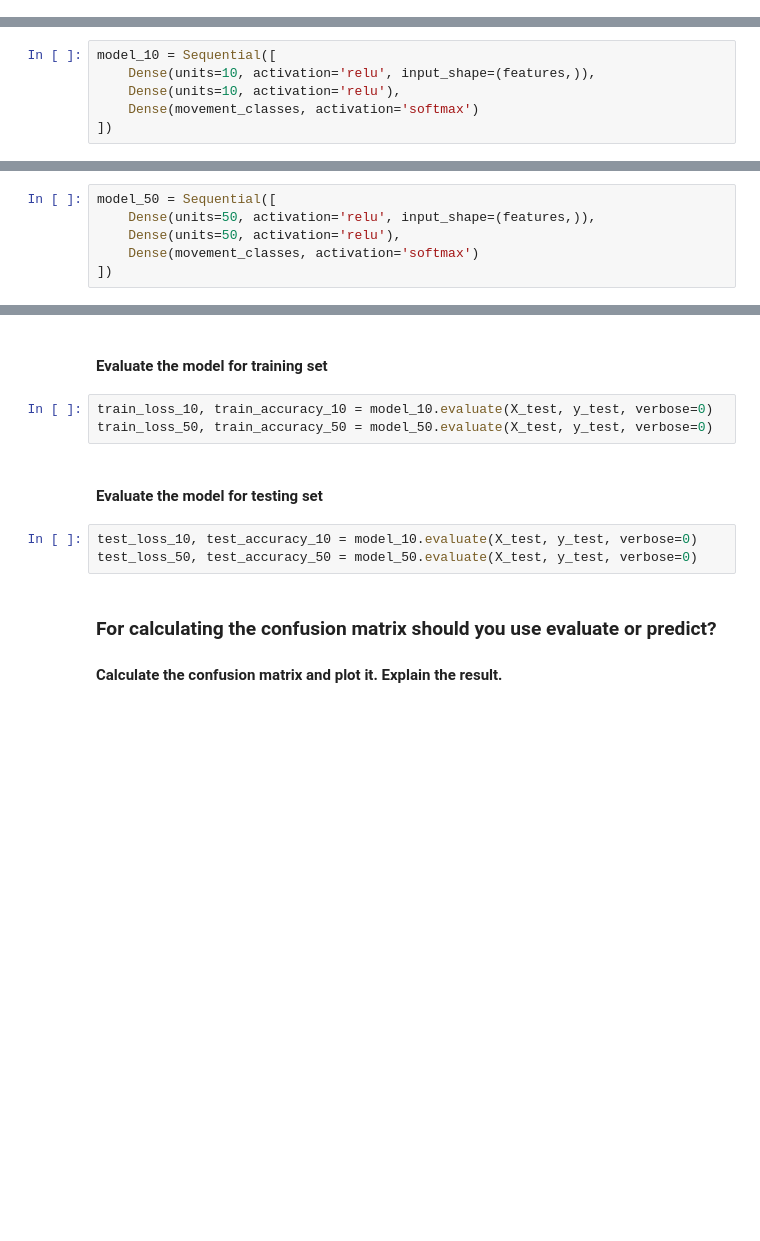
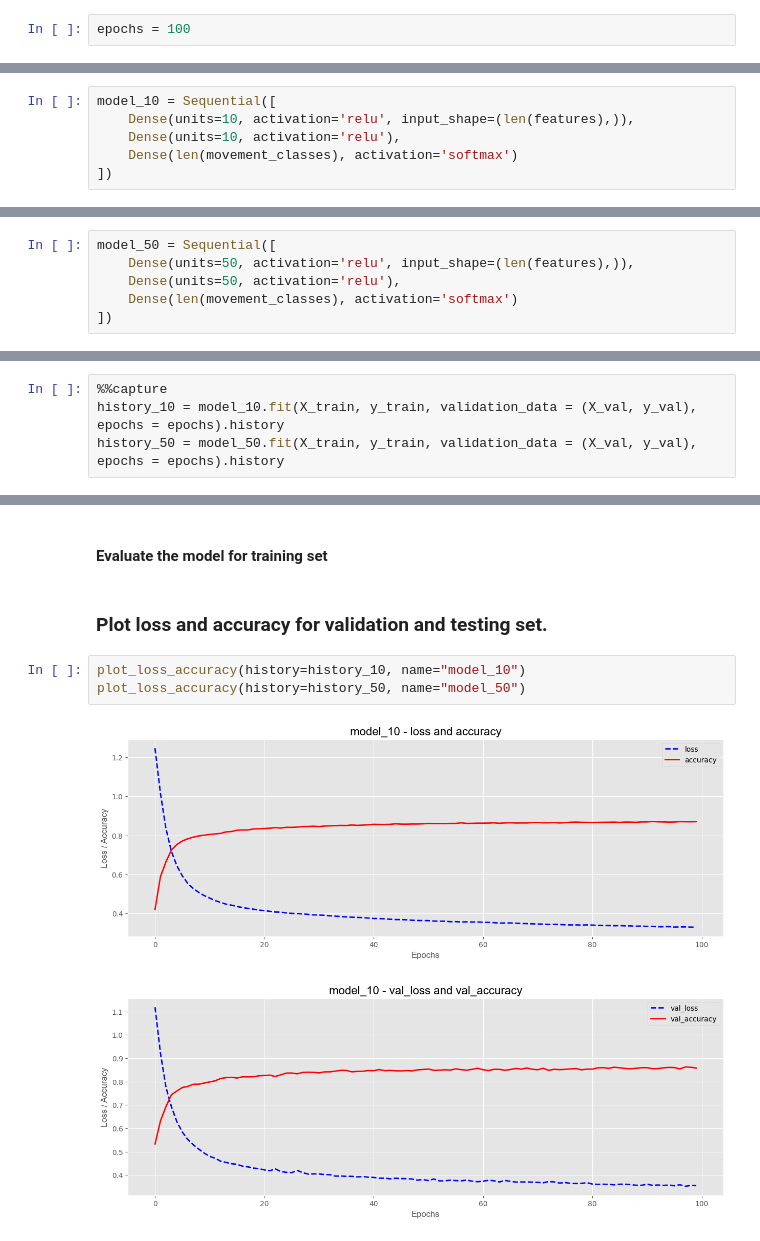
Before and after one commit to sathwikkannam/Machine-Learning-with-Data-Acquisition, a Jupyter notebook: Labs/Lab 3/neural_networks.ipynb, the cells around one changed output, grey strips where cells are left out. Drawn from its saved outputs; the diff is of its cells as text; blank space fills up the shorter version.

```diff
--- a/Labs/Lab 3/neural_networks.ipynb
+++ b/Labs/Lab 3/neural_networks.ipynb
@@ -23,20 +30,22 @@ X_train, X_test, y_train, y_test = train_test_split(X, y, test_size=0.20, shuffl
 # %% [markdown]
 ## Build a feedforward neural network that has 6 features as input and 4 classes as output. The network should have 2 hidden layers. You should try the network with 10 and 50 neurons in each layer. That is, you need two different models.
+# %%
+epochs = 100
 # %% [markdown]
 ## 10 Neurons
 # %%
 model_10 = Sequential([
-    Dense(units=10, activation='relu', input_shape=(features,)),
+    Dense(units=10, activation='relu', input_shape=(len(features),)),
     Dense(units=10, activation='relu'),
-    Dense(movement_classes, activation='softmax')
+    Dense(len(movement_classes), activation='softmax')
 ])
 # %% [markdown]
 ## 50 Neurons
 # %%
 model_50 = Sequential([
-    Dense(units=50, activation='relu', input_shape=(features,)),
+    Dense(units=50, activation='relu', input_shape=(len(features),)),
     Dense(units=50, activation='relu'),
-    Dense(movement_classes, activation='softmax')
+    Dense(len(movement_classes), activation='softmax')
 ])
 # %% [markdown]
 ##### Compile the models
@@ -52,0 +57,4 @@ val_loss_50, val_accuracy_50 = model_50.evaluate(X_test, y_test, verbose=0)
+# %%
+%%capture
+history_10 = model_10.fit(X_train, y_train, validation_data = (X_val, y_val), epochs = epochs).history
+history_50 = model_50.fit(X_train, y_train, validation_data = (X_val, y_val), epochs = epochs).history
@@ -53,13 +69,10 @@ val_loss_50, val_accuracy_50 = model_50.evaluate(X_test, y_test, verbose=0)
 # %% [markdown]
 #### Evaluate the model for training set
-# %%
-train_loss_10, train_accuracy_10 = model_10.evaluate(X_test, y_test, verbose=0)
-train_loss_50, train_accuracy_50 = model_50.evaluate(X_test, y_test, verbose=0)
-# %% [markdown]
-#### Evaluate the model for testing set
-# %%
-test_loss_10, test_accuracy_10 = model_10.evaluate(X_test, y_test, verbose=0)
-test_loss_50, test_accuracy_50 = model_50.evaluate(X_test, y_test, verbose=0)
-# %% [markdown]
-### For calculating the confusion matrix should you use evaluate or predict?
-#### Calculate the confusion matrix and plot it. Explain the result.
+# %% [markdown]
+### Plot loss and accuracy for validation and testing set.
+# %%
+plot_loss_accuracy(history=history_10, name="model_10")
+plot_loss_accuracy(history=history_50, name="model_50")
+# %% [output]
+[figure, added]
+[figure, added]
```
Also changed, not shown: parts of 22 cells of this notebook, 3 other files.
